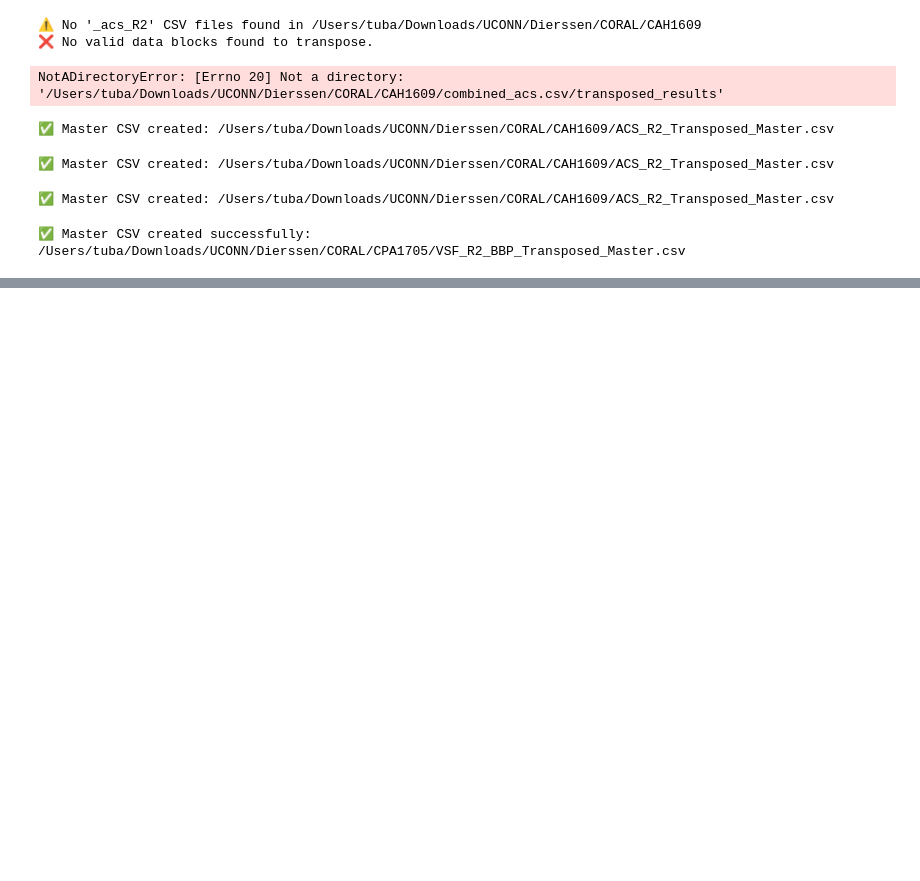
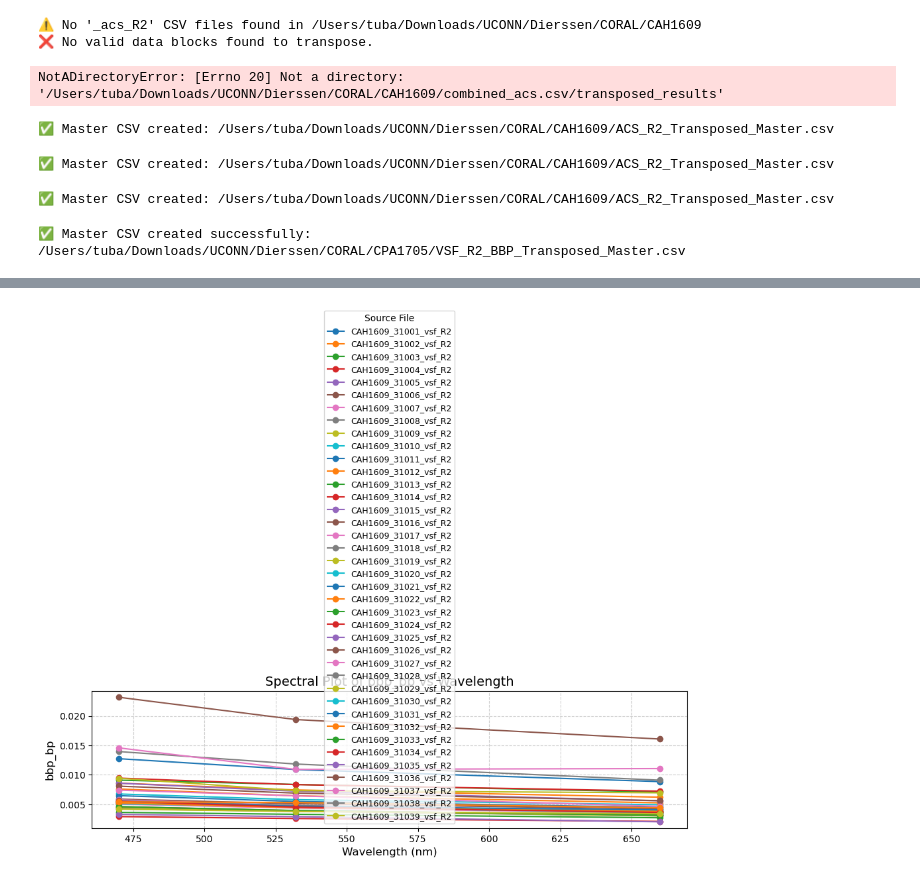
Before and after one commit to tubazahra/Benthic_Classification, a Jupyter notebook: test6.ipynb, the cells around one changed output, grey strips where cells are left out. Drawn from its saved outputs; the diff is of its cells as text; code cells hidden in the pictures; blank space fills up the shorter version.

```diff
--- a/test6.ipynb
+++ b/test6.ipynb
@@ -618,0 +681,16 @@ else:
+# %%
+import pandas as pd
+
+# Your lists
+source_files = data_dict['source_files']  # not used as column names here, unless you want
+wavelengths = data_dict['wavelengths']
+rrs = data_dict['rrs']
+
+# Create DataFrame with two rows
+df_two_rows = pd.DataFrame([wavelengths, rrs], index=['wavelength', 'rrs'])
+
+# Optional: assign column names (e.g., 'col_1', 'col_2', ...)
+df_two_rows.columns = [f'{source_files[i]}' for i in range(len(wavelengths))]
+
+# Save as CSV
+df_two_rows.to_csv("/Users/tuba/Downloads/UMB_Boston/lee/CORAL/CAH1609/combined_rrs.csv")
@@ -618,0 +936,42 @@ else:
+# %%
+import pandas as pd
+import matplotlib.pyplot as plt
+
+# 🔹 Step 1: Load your CSV file
+file_path = "/Users/tuba/Downloads/UCONN/Dierssen/CORAL/CAH1609/CAH1609_combined_vsf_transposed_full.csv"
+df = pd.read_csv(file_path)
+
+# 🔹 Step 2: Clean column names (remove spaces and lowercase for consistency)
+df.columns = df.columns.str.strip()
+
+# Try to detect the source_file column automatically
+possible_sources = [c for c in df.columns if "source" in c.lower()]
+source_col = possible_sources[0] if possible_sources else df.columns[0]
+
+# 🔹 Step 3: Detect numeric wavelength columns
+wavelength_cols = [c for c in df.columns if c.replace('.', '', 1).isdigit()]
+if not wavelength_cols:
+    raise ValueError("No numeric wavelength columns found!")
+
+# Sort numerically for a proper X-axis
+wavelength_cols = sorted(wavelength_cols, key=lambda x: float(x))
+wavelengths = [float(w) for w in wavelength_cols]
+
+# 🔹 Step 4: Plot each source_file’s bbp_bp spectrum
+plt.figure(figsize=(10, 6))
+
+for _, row in df.iterrows():
+    source = row[source_col]
+    values = row[wavelength_cols].astype(float).values
+    plt.plot(wavelengths, values, marker='o', label=source)
+
+# 🔹 Step 5: Customize and display
+plt.title("Spectral Plot of bbp_bp vs Wavelength", fontsize=14)
+plt.xlabel("Wavelength (nm)", fontsize=12)
+plt.ylabel("bbp_bp", fontsize=12)
+plt.grid(True, linestyle='--', alpha=0.6)
+plt.legend(title="Source File", fontsize=9)
+plt.tight_layout()
+plt.show()
+# %% [output]
+[figure, added]
```
Also changed, not shown: parts of 12 cells of this notebook.
